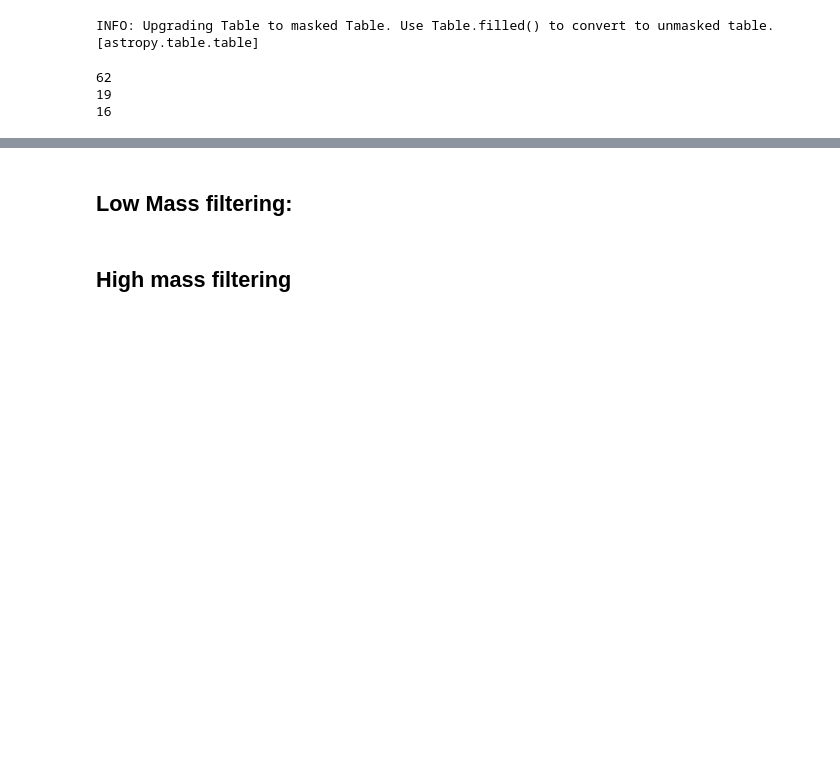
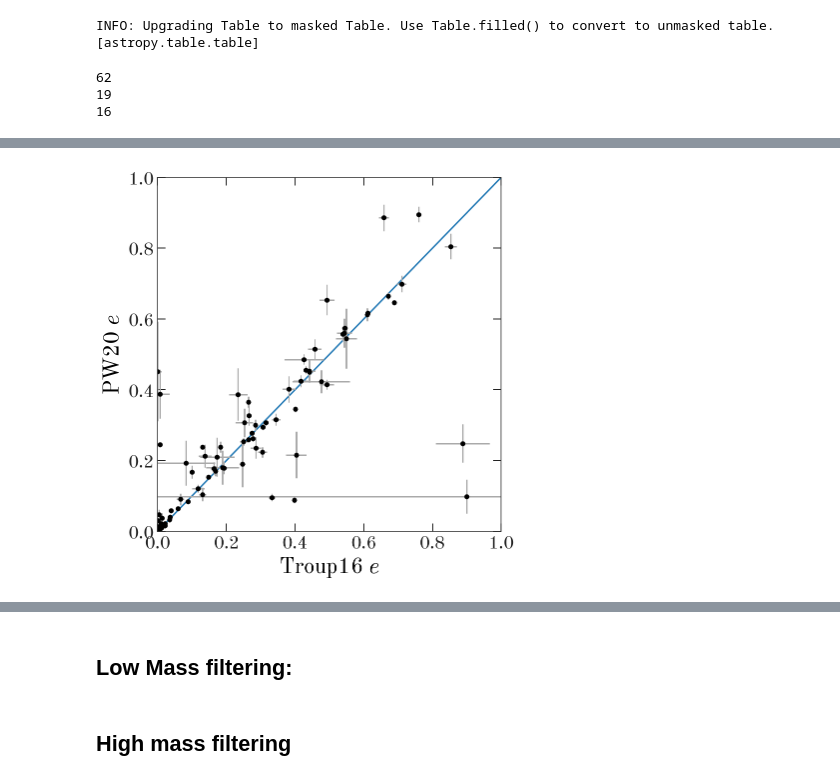
Before and after one commit to adrn/apogee-dr16-vac, a Jupyter notebook: notebooks/figures/Figure-highmass-lowmass.ipynb, the cells around one changed output, grey strips where cells are left out. Cells and saved outputs as stored; diff of their text form; code cells hidden in the pictures; blank space fills up the shorter version.

```diff
--- a/notebooks/figures/Figure-highmass-lowmass.ipynb
+++ b/notebooks/figures/Figure-highmass-lowmass.ipynb
@@ -59,0 +111,23 @@ print(len(roche))
+# %%
+fig, ax = plt.subplots(1, 1, figsize=(6, 6))
+ax.plot(troup_gold['ECC'], troup_gold['MAP_e'],
+        ls='none', marker='o')
+
+ax.errorbar(troup_gold['ECC'], troup_gold['MAP_e'],
+            xerr=troup_gold['ECC_ERR'],
+            yerr=troup_gold['MAP_e_err'],
+            ls='none', marker='', ecolor='#aaaaaa')
+
+xxx = np.linspace(0, 1, 128)
+ax.plot(xxx, xxx, marker='', zorder=-10, color='tab:blue')
+ax.set_xlim(0, 1)
+ax.set_ylim(ax.get_xlim())
+
+ax.set_xlabel('Troup16 $e$')
+ax.set_ylabel('PW20 $e$')
+
+fig.tight_layout()
+
+fig.savefig('../../plots/troup_pw_ecc.png', dpi=250)
+# %% [output]
+[figure, added]
```
Also changed, not shown: parts of 11 cells of this notebook, 2 other files.
